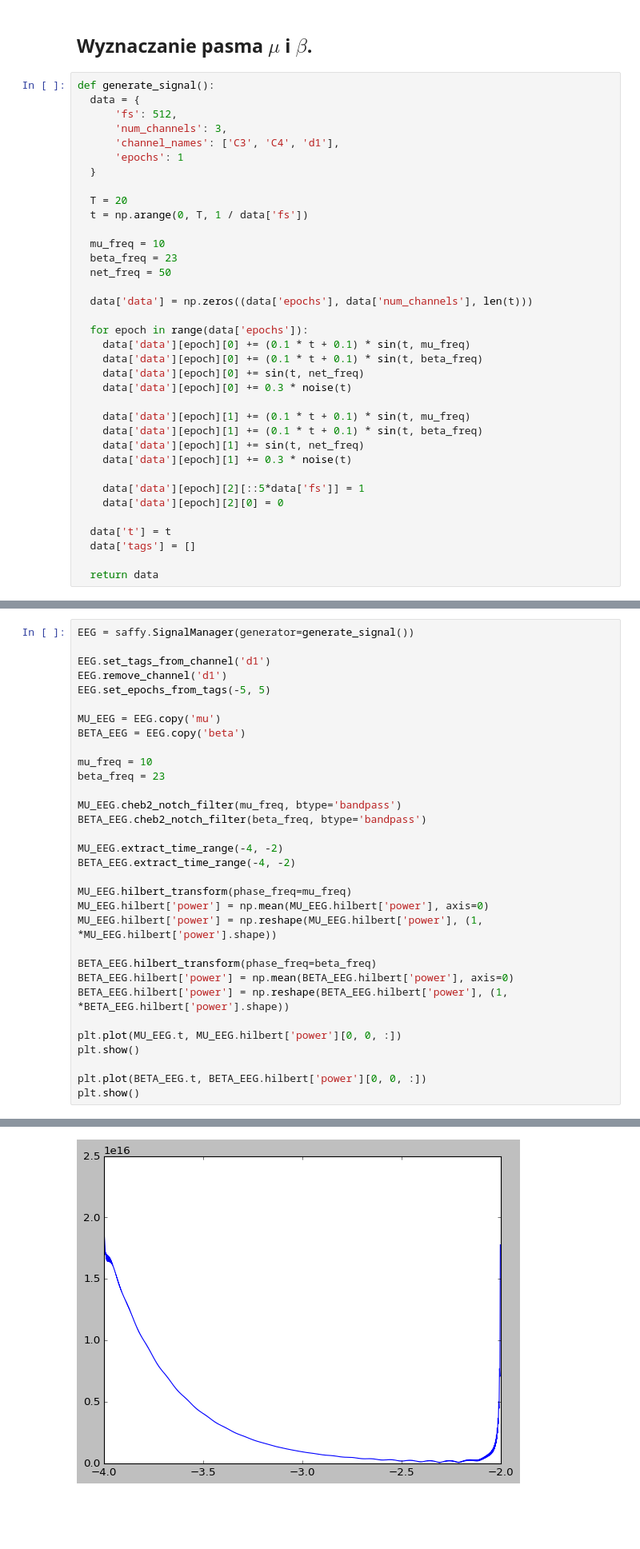
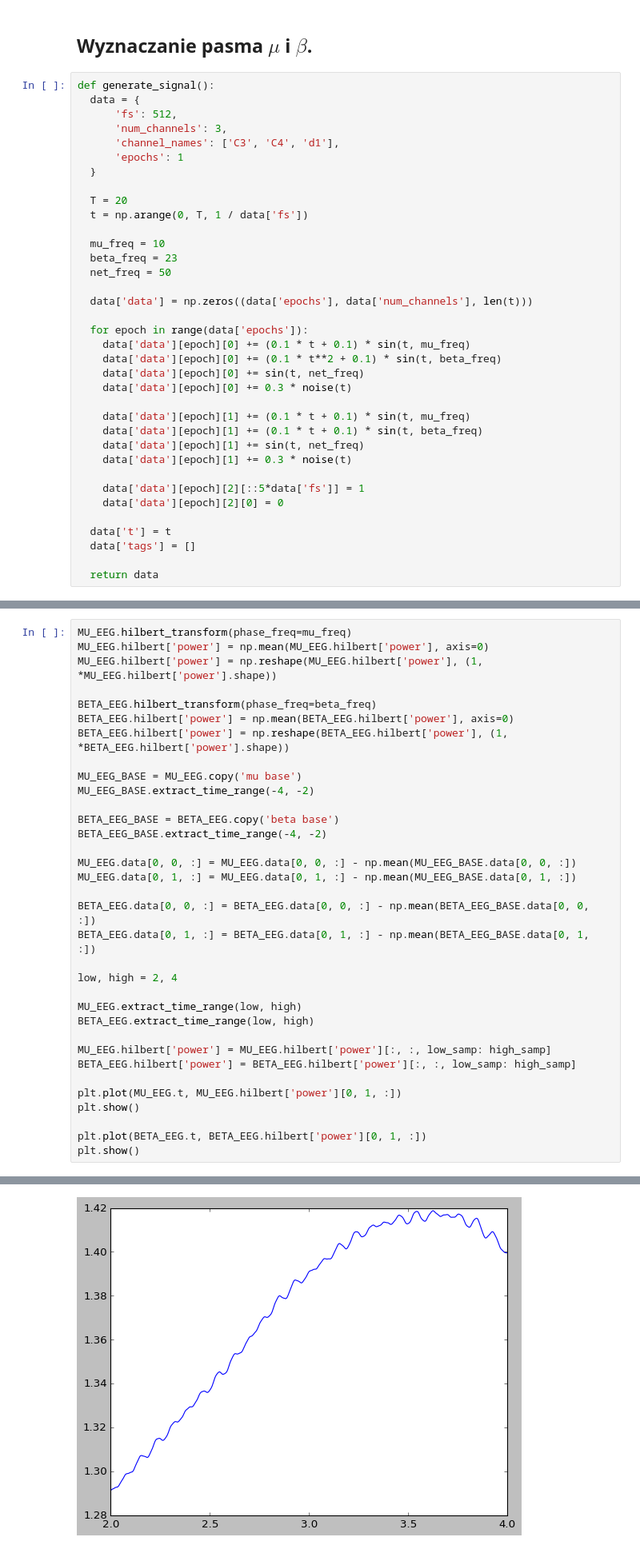
Before and after one commit to PPierzc/PracowniaEEG, a Jupyter notebook: ERD_S.ipynb, the cells around one changed output, grey strips where cells are left out. Shown at 80% size. Saved outputs shown, nothing was run; the diff lists cells and outputs as text; blank space fills up the shorter version.

```diff
--- a/ERD_S.ipynb
+++ b/ERD_S.ipynb
@@ -66,7 +66,7 @@ def generate_signal():
 
   for epoch in range(data['epochs']):
     data['data'][epoch][0] += (0.1 * t + 0.1) * sin(t, mu_freq)
-    data['data'][epoch][0] += (0.1 * t + 0.1) * sin(t, beta_freq)
+    data['data'][epoch][0] += (0.1 * t**2 + 0.1) * sin(t, beta_freq)
     data['data'][epoch][0] += sin(t, net_freq)
     data['data'][epoch][0] += 0.3 * noise(t)
 
@@ -150,22 +319,4 @@ Wykreśl ERD i ERS w układzie topograficznym. (Rozmieść subploty tak, aby z w
 # %%
-EEG = saffy.SignalManager(generator=generate_signal())
-
-EEG.set_tags_from_channel('d1')
-EEG.remove_channel('d1')
-EEG.set_epochs_from_tags(-5, 5)
-
-MU_EEG = EEG.copy('mu')
-BETA_EEG = EEG.copy('beta')
-
-mu_freq = 10
-beta_freq = 23
-
-MU_EEG.cheb2_notch_filter(mu_freq, btype='bandpass')
-BETA_EEG.cheb2_notch_filter(beta_freq, btype='bandpass')
-
-MU_EEG.extract_time_range(-4, -2)
-BETA_EEG.extract_time_range(-4, -2)
-
 MU_EEG.hilbert_transform(phase_freq=mu_freq)
 MU_EEG.hilbert['power'] = np.mean(MU_EEG.hilbert['power'], axis=0)
 MU_EEG.hilbert['power'] = np.reshape(MU_EEG.hilbert['power'], (1, *MU_EEG.hilbert['power'].shape))
@@ -174,9 +325,29 @@ BETA_EEG.hilbert_transform(phase_freq=beta_freq)
 BETA_EEG.hilbert['power'] = np.mean(BETA_EEG.hilbert['power'], axis=0)
 BETA_EEG.hilbert['power'] = np.reshape(BETA_EEG.hilbert['power'], (1, *BETA_EEG.hilbert['power'].shape))
 
-plt.plot(MU_EEG.t, MU_EEG.hilbert['power'][0, 0, :])
+MU_EEG_BASE = MU_EEG.copy('mu base')
+MU_EEG_BASE.extract_time_range(-4, -2)
+
+BETA_EEG_BASE = BETA_EEG.copy('beta base')
+BETA_EEG_BASE.extract_time_range(-4, -2)
+
+MU_EEG.data[0, 0, :] = MU_EEG.data[0, 0, :] - np.mean(MU_EEG_BASE.data[0, 0, :])
+MU_EEG.data[0, 1, :] = MU_EEG.data[0, 1, :] - np.mean(MU_EEG_BASE.data[0, 1, :])
+
+BETA_EEG.data[0, 0, :] = BETA_EEG.data[0, 0, :] - np.mean(BETA_EEG_BASE.data[0, 0, :])
+BETA_EEG.data[0, 1, :] = BETA_EEG.data[0, 1, :] - np.mean(BETA_EEG_BASE.data[0, 1, :])
+
+low, high = 2, 4
+
+MU_EEG.extract_time_range(low, high)
+BETA_EEG.extract_time_range(low, high)
+
+MU_EEG.hilbert['power'] = MU_EEG.hilbert['power'][:, :, low_samp: high_samp]
+BETA_EEG.hilbert['power'] = BETA_EEG.hilbert['power'][:, :, low_samp: high_samp]
+
+plt.plot(MU_EEG.t, MU_EEG.hilbert['power'][0, 1, :])
 plt.show()
 
-plt.plot(BETA_EEG.t, BETA_EEG.hilbert['power'][0, 0, :])
+plt.plot(BETA_EEG.t, BETA_EEG.hilbert['power'][0, 1, :])
 plt.show()
 # %% [output]
@@ -183 +355 @@ plt.show()
-[figure, old version]
+[figure, new version]
```
Also changed, not shown: parts of 8 cells of this notebook.
